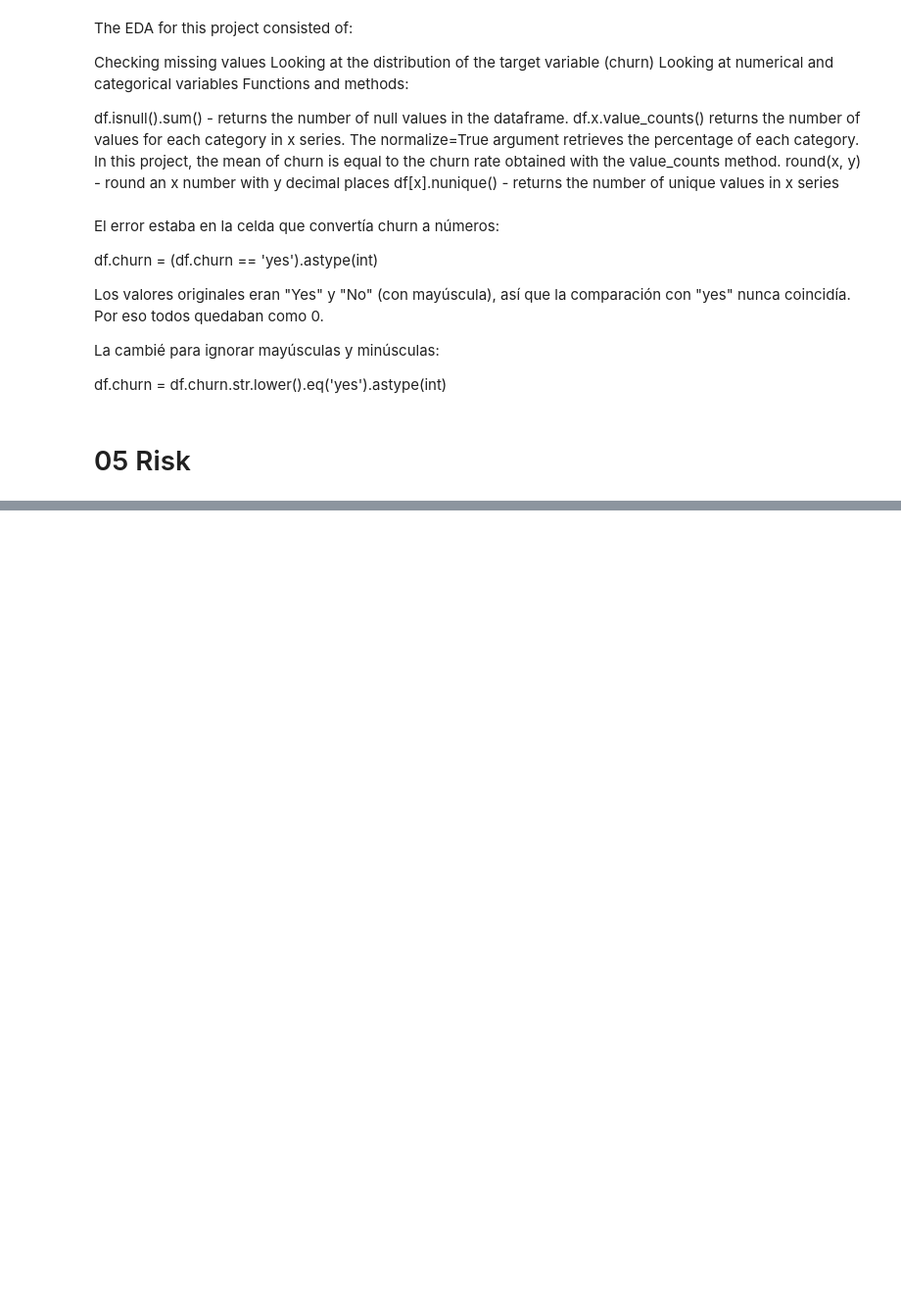
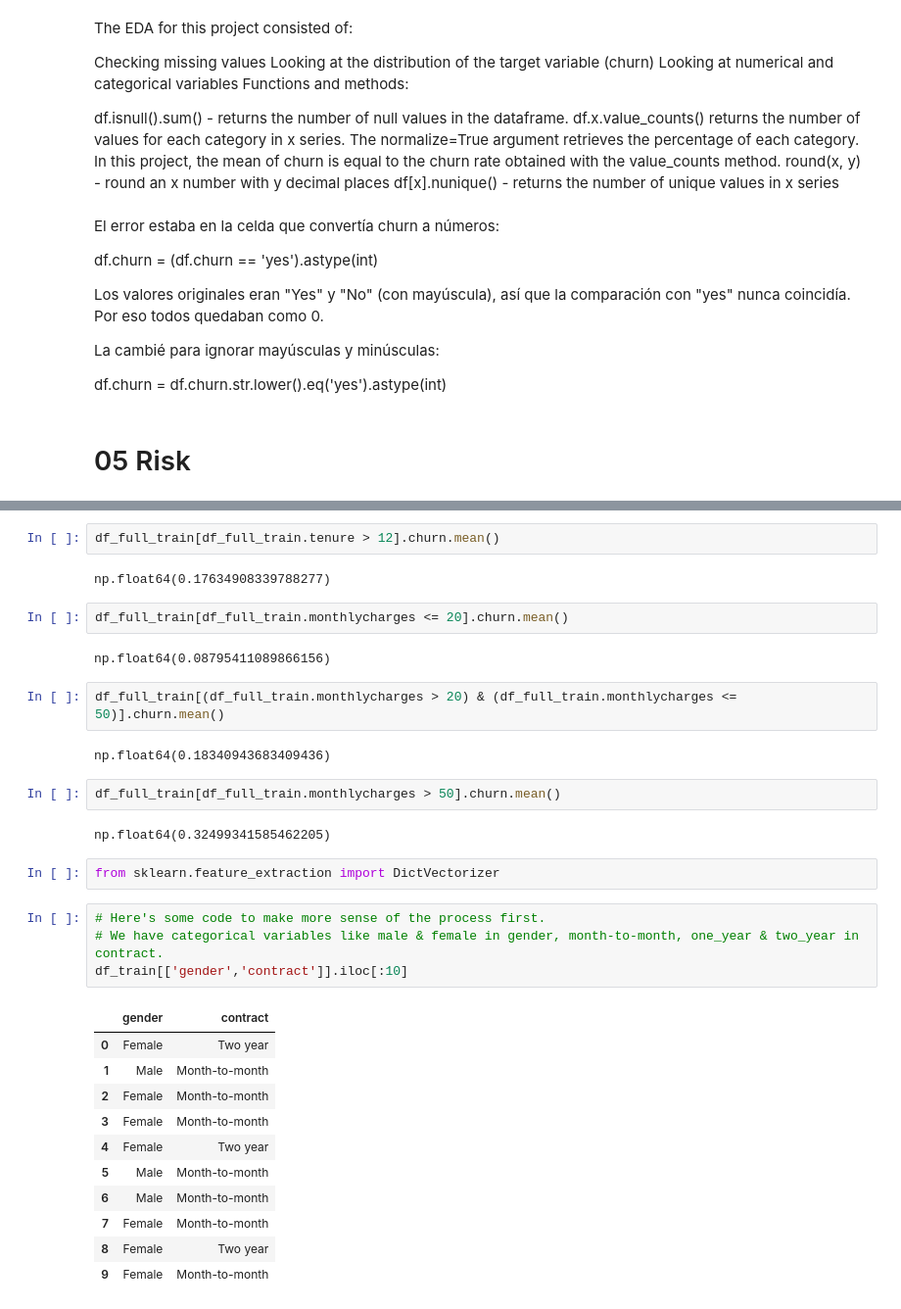
Before and after one commit to deimencart/ml-zoomcamp, a Jupyter notebook: Lesson3-Classification/H3_classification.ipynb, the cells around one changed output, grey strips where cells are left out. Shown at 98% size. Cells and saved outputs as stored; diff of their text form; blank space fills up the shorter version.

```diff
--- a/Lesson3-Classification/H3_classification.ipynb
+++ b/Lesson3-Classification/H3_classification.ipynb
@@ -281,0 +472,34 @@ df.churn = df.churn.str.lower().eq('yes').astype(int)
+# %%
+df_full_train[df_full_train.tenure > 12].churn.mean()
+# %% [output]
+np.float64(0.17634908339788277)
+# %%
+df_full_train[df_full_train.monthlycharges <= 20].churn.mean()
+# %% [output]
+np.float64(0.08795411089866156)
+# %%
+df_full_train[(df_full_train.monthlycharges > 20) & (df_full_train.monthlycharges <= 50)].churn.mean()
+# %% [output]
+np.float64(0.18340943683409436)
+# %%
+df_full_train[df_full_train.monthlycharges > 50].churn.mean()
+# %% [output]
+np.float64(0.32499341585462205)
+# %%
+from sklearn.feature_extraction import DictVectorizer
+# %%
+# Here's some code to make more sense of the process first.
+# We have categorical variables like male & female in gender, month-to-month, one_year & two_year in contract.
+df_train[['gender','contract']].iloc[:10]
+# %% [output]
+|  | gender | contract |
+| 0 | Female | Two year |
+| 1 | Male | Month-to-month |
+| 2 | Female | Month-to-month |
+| 3 | Female | Month-to-month |
+| 4 | Female | Two year |
+| 5 | Male | Month-to-month |
+| 6 | Male | Month-to-month |
+| 7 | Female | Month-to-month |
+| 8 | Female | Two year |
+| 9 | Female | Month-to-month |
```
Also changed, not shown: parts of 88 cells of this notebook.
